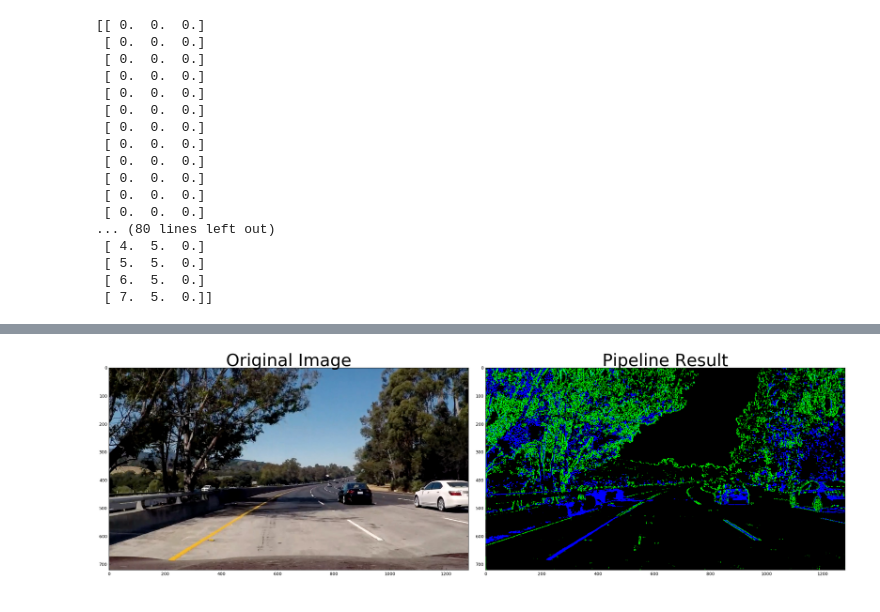
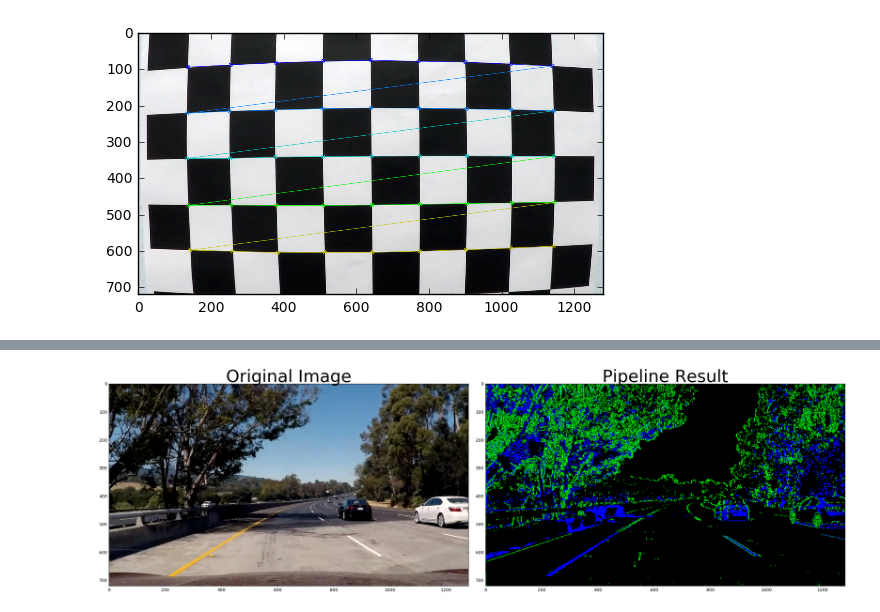
Before and after one commit to propellingbits/P4-Advanced-Lane-Finding, a Jupyter notebook: p4.ipynb, the cells around one changed output, grey strips where cells are left out. Drawn from its saved outputs; the diff is of its cells as text; code cells hidden in the pictures.

```diff
--- a/p4.ipynb
+++ b/p4.ipynb
@@ -13,25 +15,37 @@ import glob
 
 # prepare object points, like (0,0,0), (1,0,0), (2,0,0) ....,(6,5,0)
 objp = np.zeros((6*8,3), np.float32)
-print (objp)
+#print (objp)
 # ref here for reshape https://docs.scipy.org/doc/numpy/reference/generated/numpy.reshape.html
 objp[:,:2] = np.mgrid[0:8, 0:6].T.reshape(-1,2)
-print (objp)
+#print (objp)
-# %% [output]
-[[ 0.  0.  0.]
- [ 0.  0.  0.]
- [ 0.  0.  0.]
- [ 0.  0.  0.]
- [ 0.  0.  0.]
- [ 0.  0.  0.]
- [ 0.  0.  0.]
- [ 0.  0.  0.]
- [ 0.  0.  0.]
- [ 0.  0.  0.]
- [ 0.  0.  0.]
- [ 0.  0.  0.]
-... (80 lines left out)
- [ 4.  5.  0.]
- [ 5.  5.  0.]
- [ 6.  5.  0.]
- [ 7.  5.  0.]]
+# %%
+
+#calibration
+
+import numpy as np
+import cv2
+import matplotlib.pyplot as plt
+import matplotlib.image as mpimg
+
+# prepare object points
+nx = 9 #TODO: enter the number of inside corners in x
+ny = 5 #TODO: enter the number of inside corners in y
+
+# Make a list of calibration images
+fname = 'calibration1.jpg'
+img = cv2.imread(fname)
+
+# Convert to grayscale
+gray = cv2.cvtColor(img, cv2.COLOR_BGR2GRAY)
+
+# Find the chessboard corners
+ret, corners = cv2.findChessboardCorners(gray, (nx, ny), None)
+
+# If found, draw corners
+if ret == True:
+    # Draw and display the corners
+    cv2.drawChessboardCorners(img, (nx, ny), corners, ret)
+    plt.imshow(img)
+# %% [output]
+[figure, added]
```
Also changed, not shown: parts of 7 cells of this notebook.
